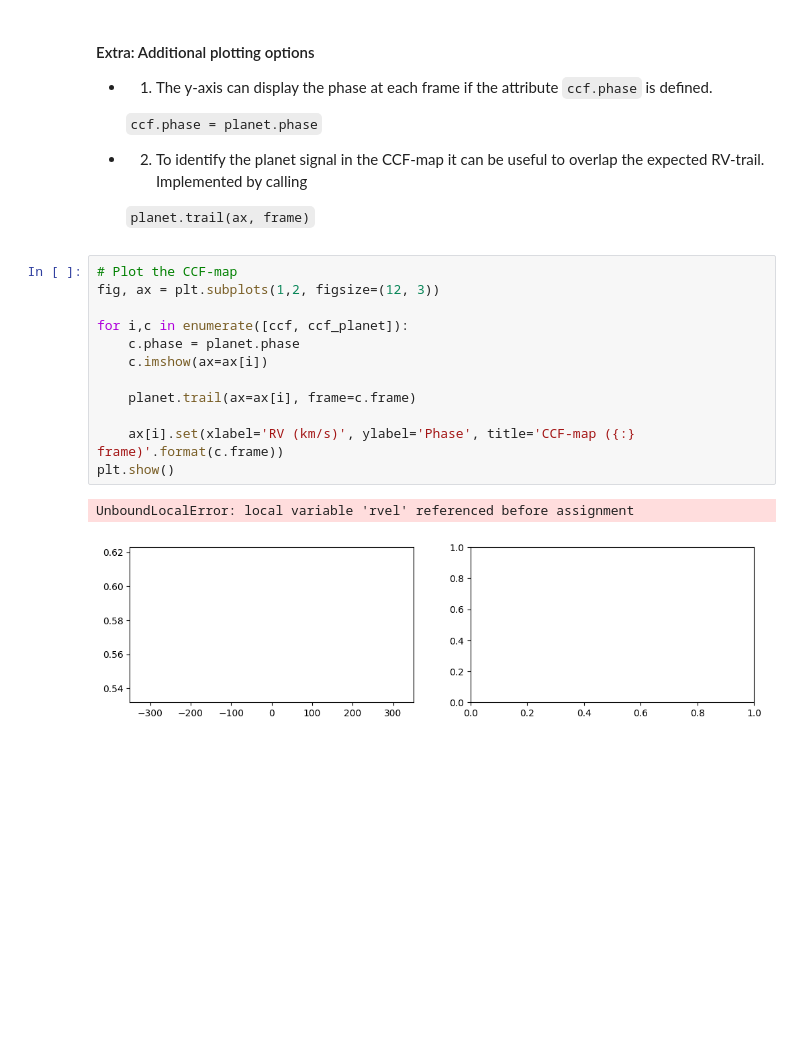
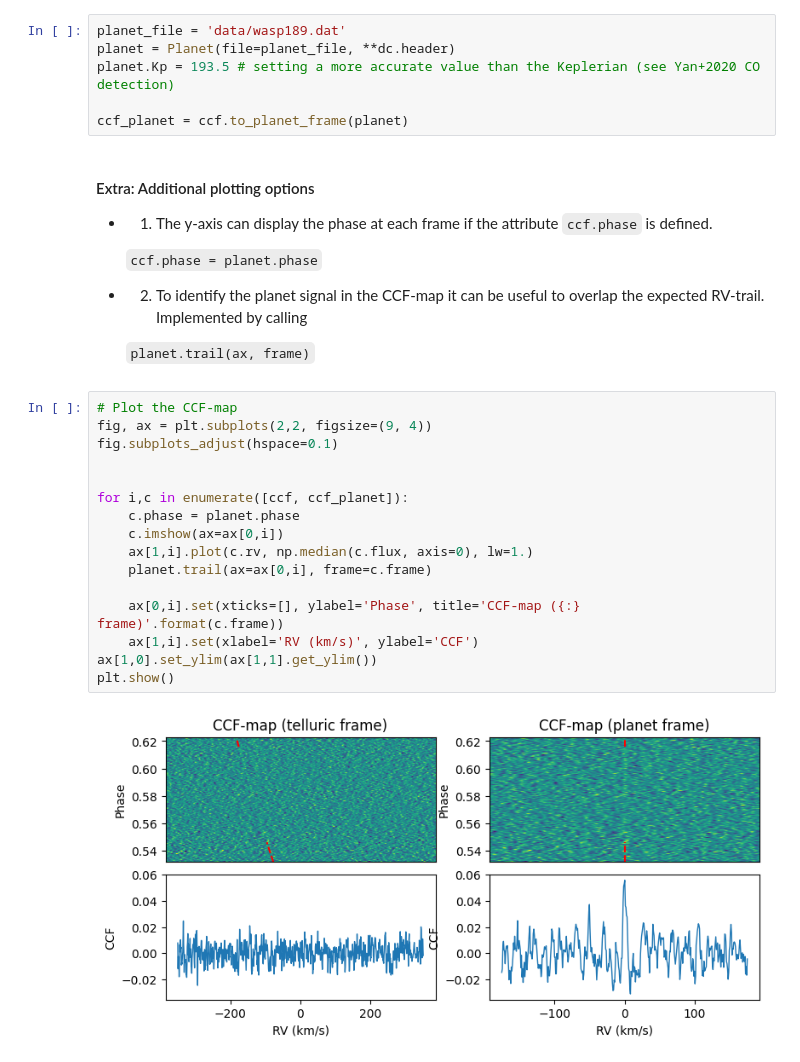
Before and after one commit to DGonzalezPicos/redcross, a Jupyter notebook: docs/source/notebooks/cross_correlation.ipynb, the cells around one changed output. Drawn from its saved outputs; the diff is of its cells as text; blank space fills up the shorter version.

```diff
--- a/docs/source/notebooks/cross_correlation.ipynb
+++ b/docs/source/notebooks/cross_correlation.ipynb
@@ -158,3 +139,9 @@ plt.show()
+# %%
+planet_file = 'data/wasp189.dat'
+planet = Planet(file=planet_file, **dc.header)
+planet.Kp = 193.5 # setting a more accurate value than the Keplerian (see Yan+2020 CO detection)
+
+ccf_planet = ccf.to_planet_frame(planet)
 # %% [markdown]
 #### Extra: Additional plotting options
 
@@ -168,16 +155,19 @@ plt.show()
     `planet.trail(ax, frame)`
 # %%
 # Plot the CCF-map
-fig, ax = plt.subplots(1,2, figsize=(12, 3))
+fig, ax = plt.subplots(2,2, figsize=(9, 4))
+fig.subplots_adjust(hspace=0.1)
+
 
 for i,c in enumerate([ccf, ccf_planet]):
     c.phase = planet.phase
-    c.imshow(ax=ax[i])
+    c.imshow(ax=ax[0,i])
+    ax[1,i].plot(c.rv, np.median(c.flux, axis=0), lw=1.)
+    planet.trail(ax=ax[0,i], frame=c.frame)
 
-    planet.trail(ax=ax[i], frame=c.frame)
-
-    ax[i].set(xlabel='RV (km/s)', ylabel='Phase', title='CCF-map ({:} frame)'.format(c.frame))
+    ax[0,i].set(xticks=[], ylabel='Phase', title='CCF-map ({:} frame)'.format(c.frame))
+    ax[1,i].set(xlabel='RV (km/s)', ylabel='CCF')
+ax[1,0].set_ylim(ax[1,1].get_ylim())
 plt.show()
 # %% [output]
-UnboundLocalError: local variable 'rvel' referenced before assignment
-[figure, old version]
+[figure, new version]
```
Also changed, not shown: parts of 6 cells of this notebook, 5 other files.
